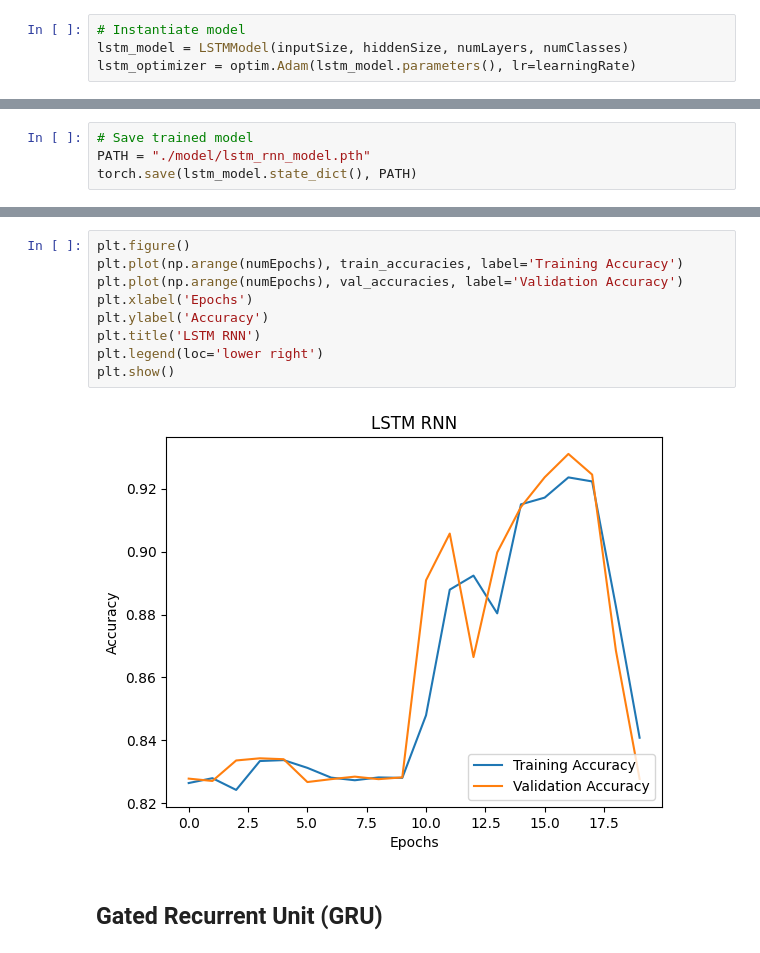
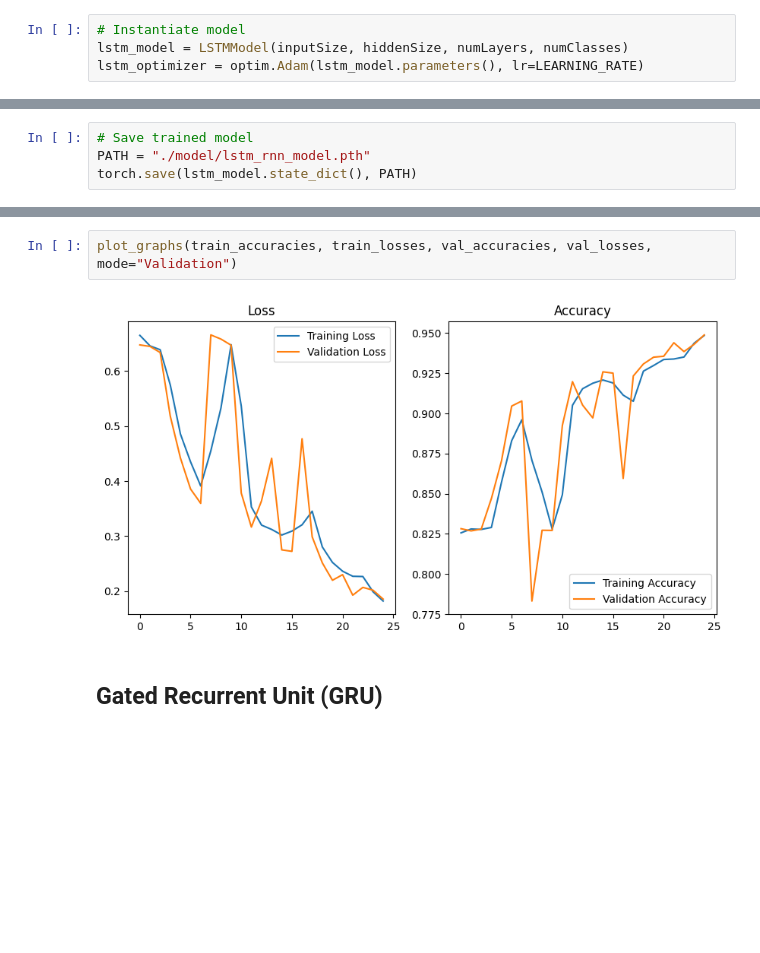
Before and after one commit to RandallCher/Neural-Networks-Project, a Jupyter notebook: RNN.ipynb, the cells around one changed output, grey strips where cells are left out. Drawn from its saved outputs; the diff is of its cells as text; blank space fills up the shorter version.

```diff
--- a/RNN.ipynb
+++ b/RNN.ipynb
@@ -405,7 +409,7 @@ class LSTMModel(nn.Module):
 # %%
 # Instantiate model
 lstm_model = LSTMModel(inputSize, hiddenSize, numLayers, numClasses)
-lstm_optimizer = optim.Adam(lstm_model.parameters(), lr=learningRate)
+lstm_optimizer = optim.Adam(lstm_model.parameters(), lr=LEARNING_RATE)
 # %%
 train_loader, val_loader = get_dataloaders(X_train_new, X_val, y_train_new, y_val)
 train_losses, train_accuracies, val_losses, val_accuracies = train_val(lstm_model, lstm_optimizer, train_loader, val_loader)
@@ -444,14 +438,7 @@ lstm_model.load_state_dict(torch.load(PATH, weights_only=True))
-# %%
-plt.figure()
-plt.plot(np.arange(numEpochs), train_accuracies, label='Training Accuracy')
-plt.plot(np.arange(numEpochs), val_accuracies, label='Validation Accuracy')
-plt.xlabel('Epochs')
-plt.ylabel('Accuracy')
-plt.title('LSTM RNN')
-plt.legend(loc='lower right')
-plt.show()
-# %% [output]
-[figure, removed]
+# %%
+plot_graphs(train_accuracies, train_losses, val_accuracies, val_losses, mode="Validation")
+# %% [output]
+[figure, added]
 # %% [markdown]
 ## Gated Recurrent Unit (GRU)
 # %%
```
Also changed, not shown: parts of 46 cells of this notebook, 5 other files.
